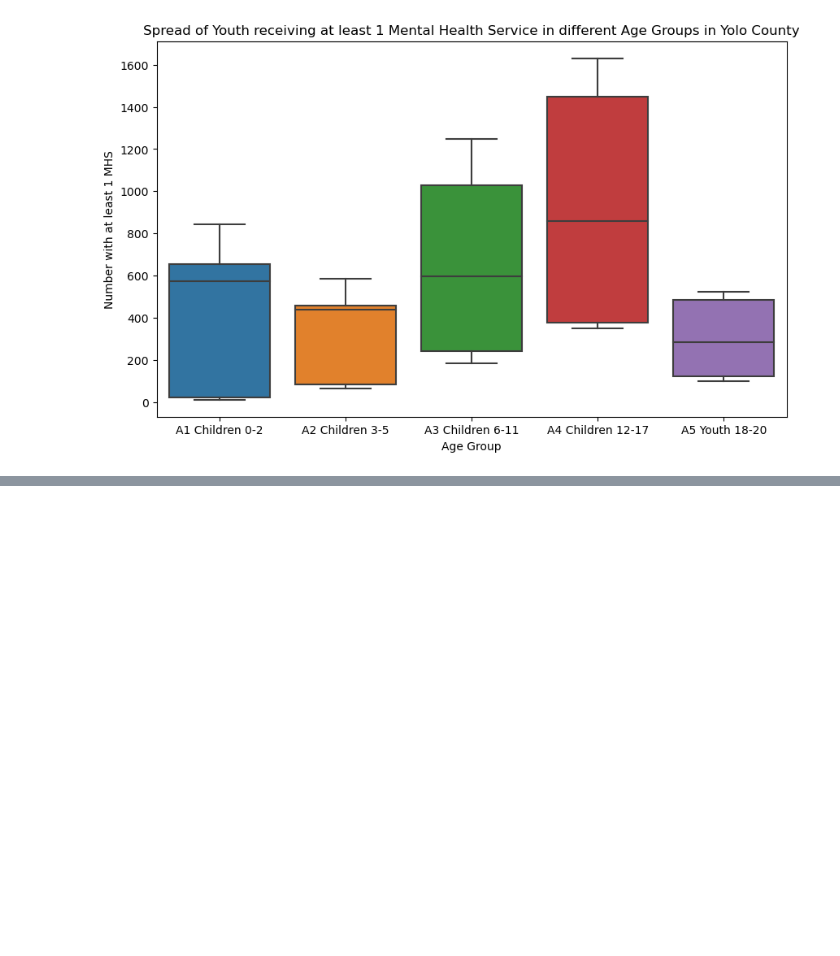
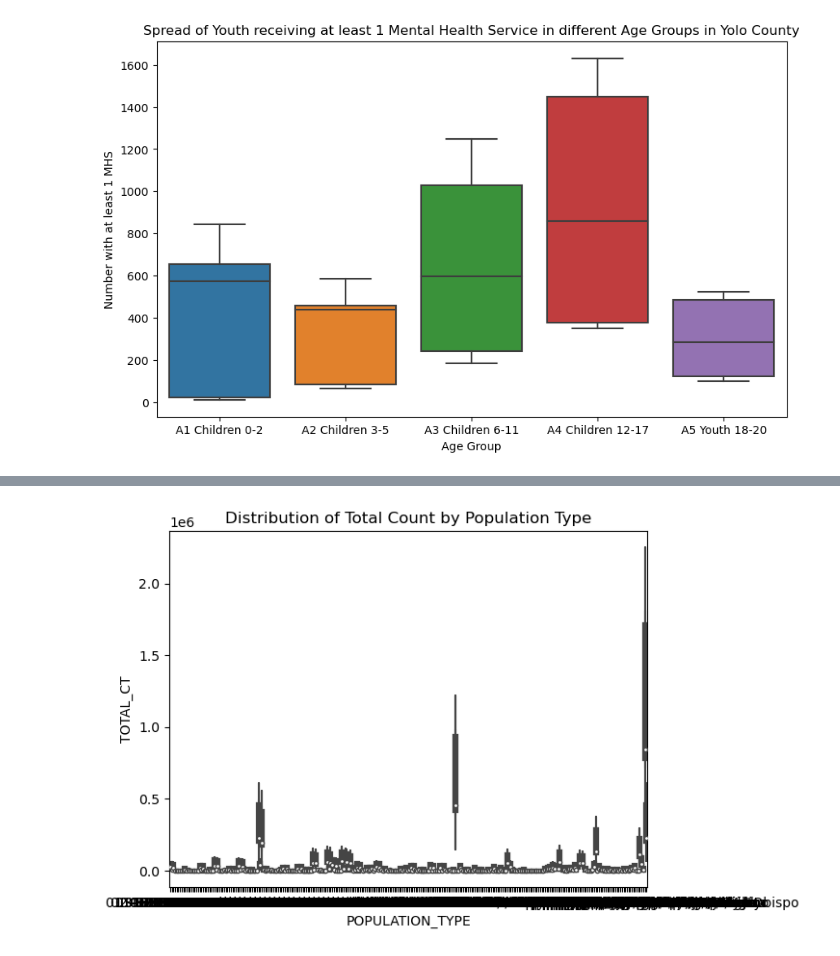
Before and after one commit to BianLee/hackdavis, a Jupyter notebook: visualizationMentalHealth.ipynb, the cells around one changed output, grey strips where cells are left out. Cells and saved outputs as stored; diff of their text form; code cells hidden in the pictures; blank space fills up the shorter version.

```diff
--- a/visualizationMentalHealth.ipynb
+++ b/visualizationMentalHealth.ipynb
@@ -41,0 +62,6 @@ plt.show()
+# %%
+sns.violinplot(x='POPULATION_TYPE', y='TOTAL_CT', data=data)
+plt.title('Distribution of Total Count by Population Type')
+plt.show()
+# %% [output]
+[figure, added]
```
Also changed, not shown: parts of 4 cells of this notebook.
